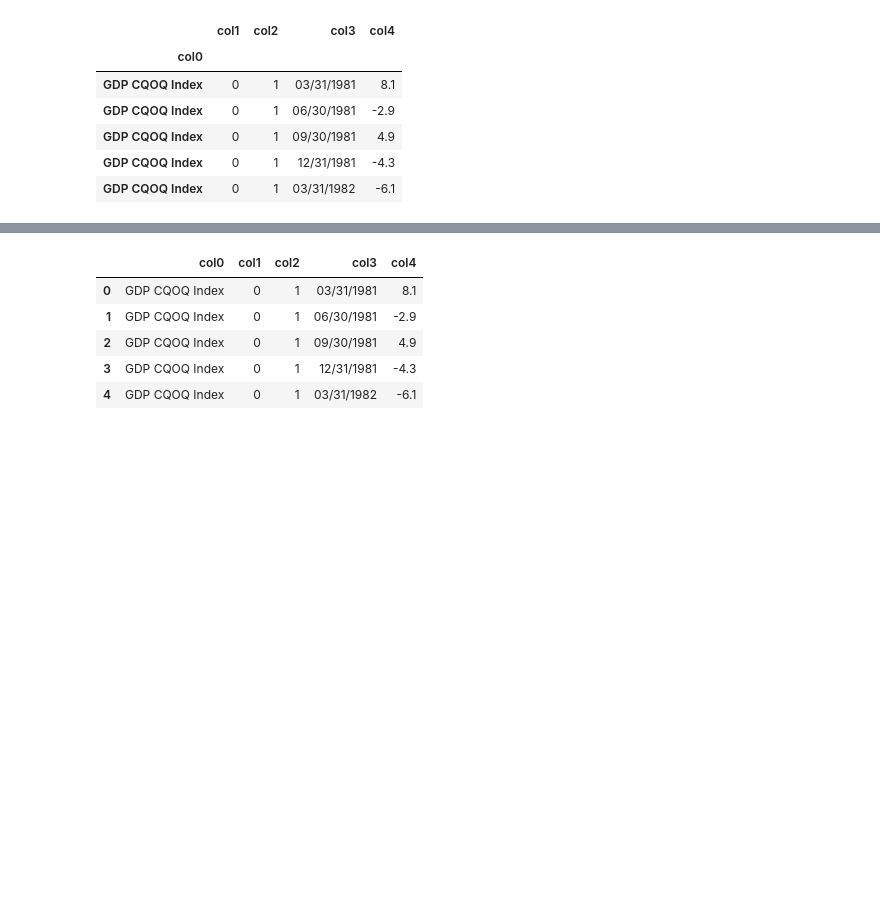
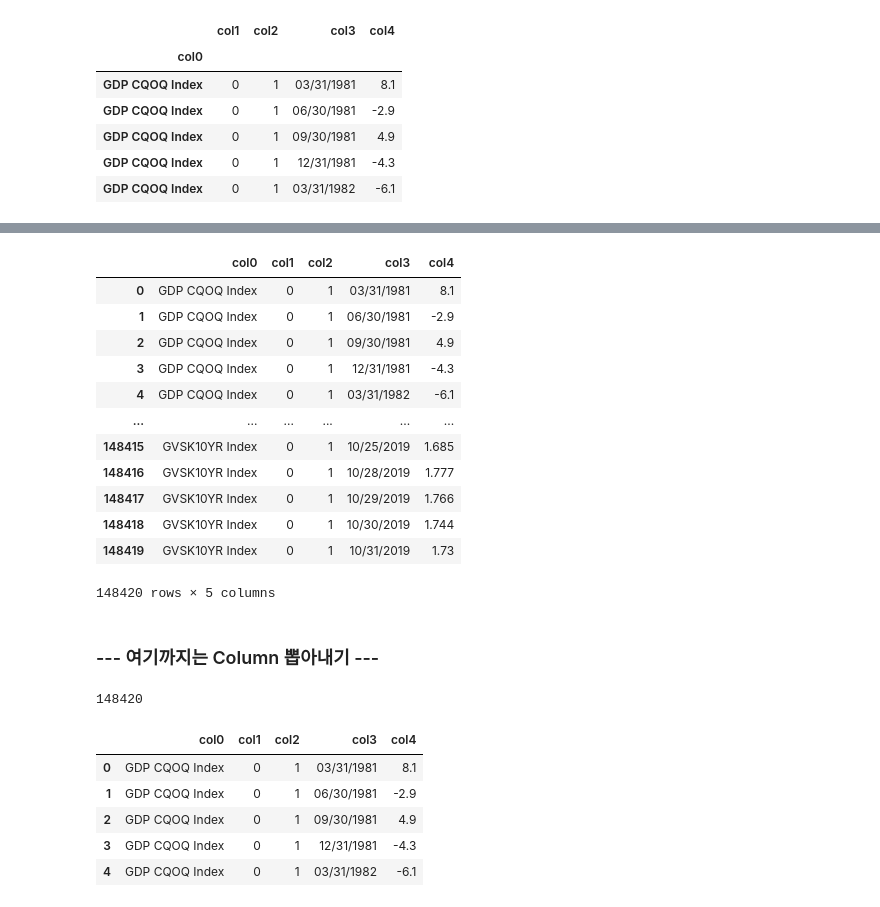
Before and after one commit to mokpolar/KRX_semiconductor_index_prediction, a Jupyter notebook: semiconductor_bloomberg_preprocessing.ipynb, the cells around one changed output, grey strips where cells are left out. Drawn from its saved outputs; the diff is of its cells as text; code cells hidden in the pictures; blank space fills up the shorter version.

```diff
--- a/semiconductor_bloomberg_preprocessing.ipynb
+++ b/semiconductor_bloomberg_preprocessing.ipynb
@@ -358,0 +360,16 @@ memory usage: 31.3+ MB
+# %%
+economic.reset_index()
+# %% [output]
+|  | col0 | col1 | col2 | col3 | col4 |
+| 0 | GDP CQOQ Index | 0 | 1 | 03/31/1981 | 8.1 |
+| 1 | GDP CQOQ Index | 0 | 1 | 06/30/1981 | -2.9 |
+| 2 | GDP CQOQ Index | 0 | 1 | 09/30/1981 | 4.9 |
+| 3 | GDP CQOQ Index | 0 | 1 | 12/31/1981 | -4.3 |
+| 4 | GDP CQOQ Index | 0 | 1 | 03/31/1982 | -6.1 |
+| ... | ... | ... | ... | ... | ... |
+| 148415 | GVSK10YR Index | 0 | 1 | 10/25/2019 | 1.685 |
+| 148416 | GVSK10YR Index | 0 | 1 | 10/28/2019 | 1.777 |
+| 148417 | GVSK10YR Index | 0 | 1 | 10/29/2019 | 1.766 |
+| 148418 | GVSK10YR Index | 0 | 1 | 10/30/2019 | 1.744 |
+| 148419 | GVSK10YR Index | 0 | 1 | 10/31/2019 | 1.73 |
+148420 rows × 5 columns
@@ -358,0 +380,2 @@ memory usage: 31.3+ MB
+# %% [markdown]
+### --- 여기까지는 Column 뽑아내기 ---
@@ -359,3 +384,7 @@ memory usage: 31.3+ MB
+# %%
+len(eco)
+# %% [output]
+148420
 # %%
 eco.head()
 # %% [output]
```
Also changed, not shown: parts of 32 cells of this notebook, 11 other files.
